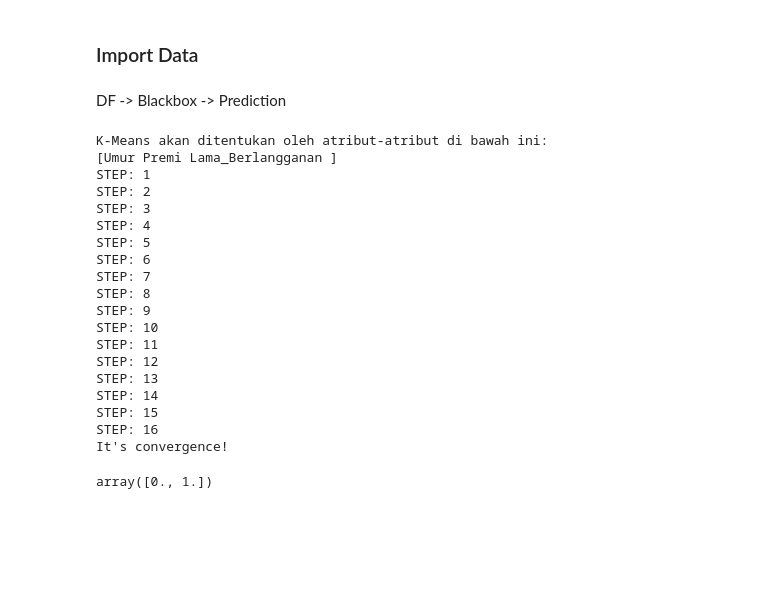
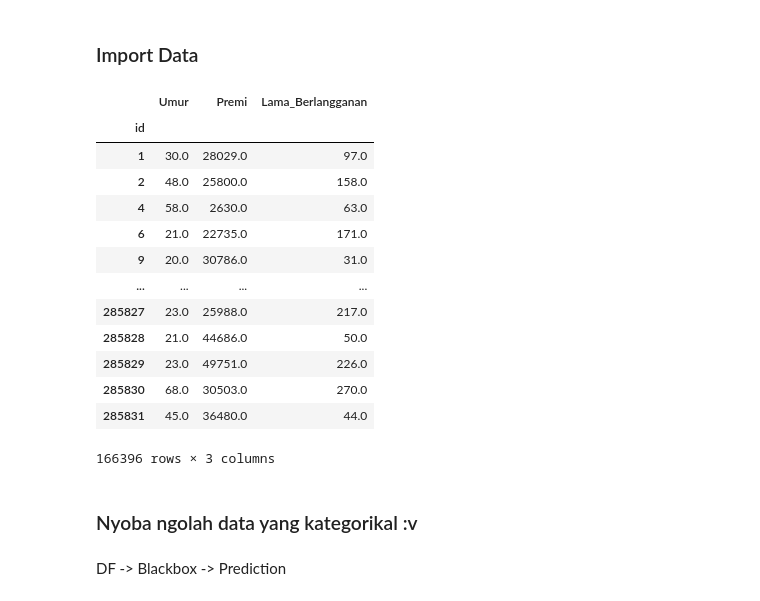
Before and after one commit to kaenova/Malin_Tubes1, a Jupyter notebook: notebooks/Pembelajaran Mesin Tugas Besar 1.ipynb, the cells around one changed output. Saved outputs shown, nothing was run; the diff lists cells and outputs as text; code cells hidden in the pictures; blank space fills up the shorter version.

```diff
--- a/notebooks/Pembelajaran Mesin Tugas Besar 1.ipynb
+++ b/notebooks/Pembelajaran Mesin Tugas Besar 1.ipynb
@@ -135,3 +135,22 @@ import random
 # %%
 df_training = pd.read_csv("../data/processed/input_processed.csv")
 df_training.set_index("id", inplace=True)
+# %%
+df_training
+# %% [output]
+|  | Umur | Premi | Lama_Berlangganan |
+| id |  |  |  |
+| 1 | 30.0 | 28029.0 | 97.0 |
+| 2 | 48.0 | 25800.0 | 158.0 |
+| 4 | 58.0 | 2630.0 | 63.0 |
+| 6 | 21.0 | 22735.0 | 171.0 |
+| 9 | 20.0 | 30786.0 | 31.0 |
+| ... | ... | ... | ... |
+| 285827 | 23.0 | 25988.0 | 217.0 |
+| 285828 | 21.0 | 44686.0 | 50.0 |
+| 285829 | 23.0 | 49751.0 | 226.0 |
+| 285830 | 68.0 | 30503.0 | 270.0 |
+| 285831 | 45.0 | 36480.0 | 44.0 |
+166396 rows × 3 columns
+# %% [markdown]
+### Nyoba ngolah data yang kategorikal :v
@@ -256,27 +283,3 @@ class KMeans:
       local_convergence = True
 
     return local_convergence
-# %%
-a = KMeans(df_training).fit_predict(2, 100, 1e-10)
-np.unique(a)
-# %% [output]
-K-Means akan ditentukan oleh atribut-atribut di bawah ini:
-[Umur Premi Lama_Berlangganan ]
-STEP: 1
-STEP: 2
-STEP: 3
-STEP: 4
-STEP: 5
-STEP: 6
-STEP: 7
-STEP: 8
-STEP: 9
-STEP: 10
-STEP: 11
-STEP: 12
-STEP: 13
-STEP: 14
-STEP: 15
-STEP: 16
-It's convergence!
-array([0., 1.])
```
Also changed, not shown: parts of 3 cells of this notebook, 1 other file.
